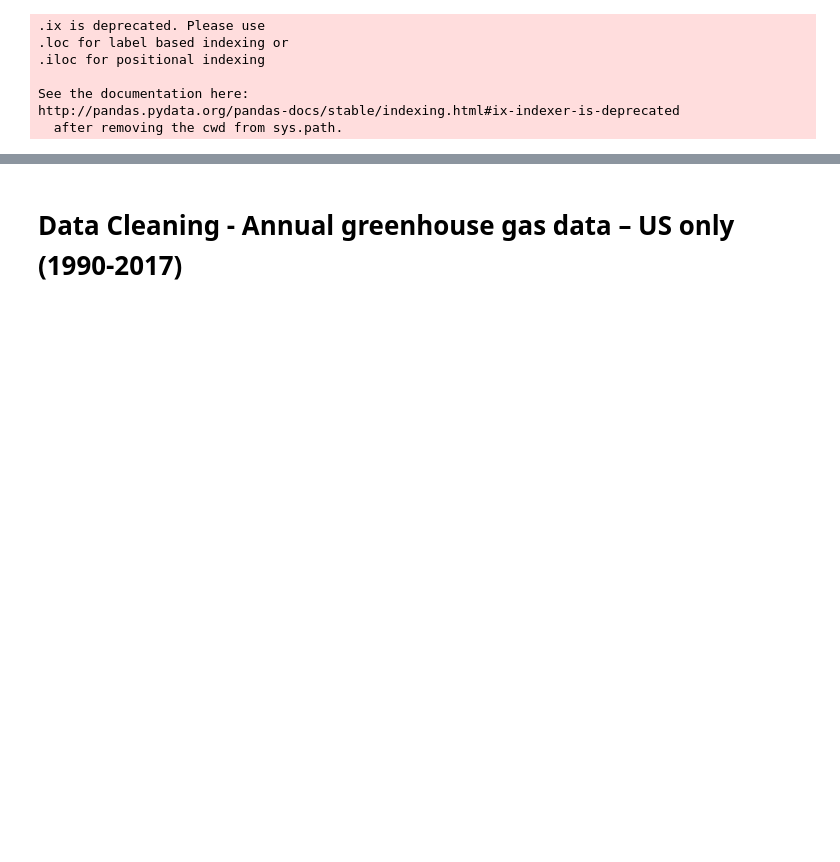
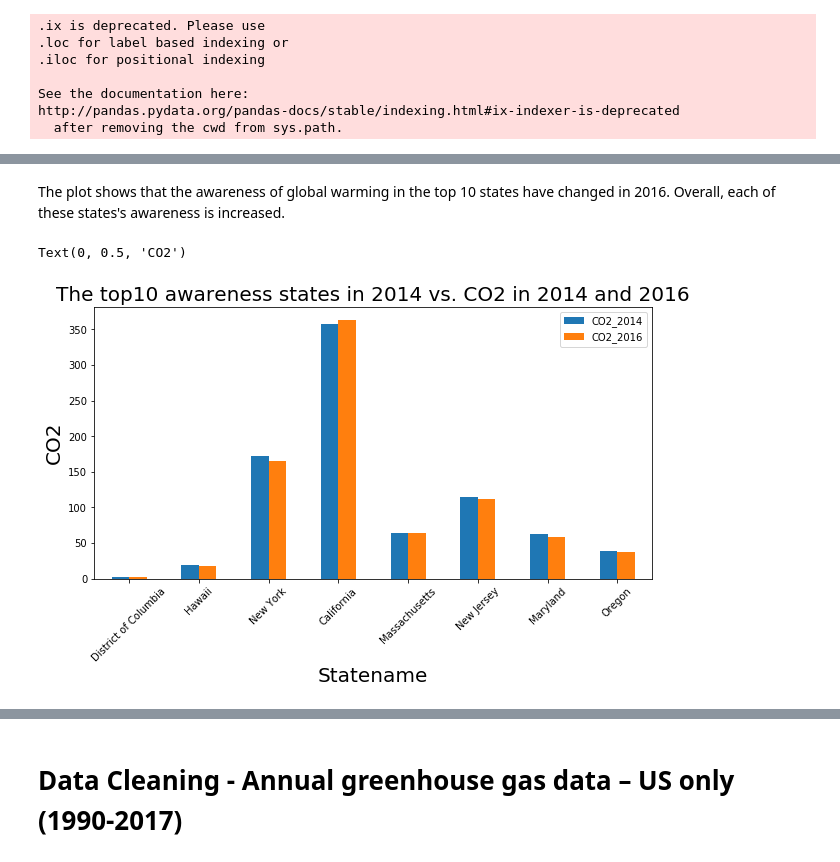
Before and after one commit to pjsimmon/COGS108_Repo, a Jupyter notebook: Saoi_Data_Wrangling.ipynb, the cells around one changed output, grey strips where cells are left out. Cells and saved outputs as stored; diff of their text form; code cells hidden in the pictures; blank space fills up the shorter version.

```diff
--- a/Saoi_Data_Wrangling.ipynb
+++ b/Saoi_Data_Wrangling.ipynb
@@ -205,0 +417,12 @@ http://pandas.pydata.org/pandas-docs/stable/indexing.html#ix-indexer-is-deprecat
+# %% [markdown]
+The plot shows that the awareness of global warming in the top 10 states have changed in 2016. Overall, each of these states's awareness is increased.
+# %%
+plt.rcParams["figure.figsize"] = (10,5)
+topstate.plot(x = 'Statename', y = ['CO2_2014', 'CO2_2016'], kind = 'bar')
+plt.title('The top10 awareness states in 2014 vs. CO2 in 2014 and 2016', size = 20)
+plt.xlabel('Statename', size = 20)
+plt.xticks(rotation = 45)
+plt.ylabel('CO2', size = 20)
+# %% [output]
+Text(0, 0.5, 'CO2')
+[figure, added]
```
Also changed, not shown: parts of 38 cells of this notebook.
